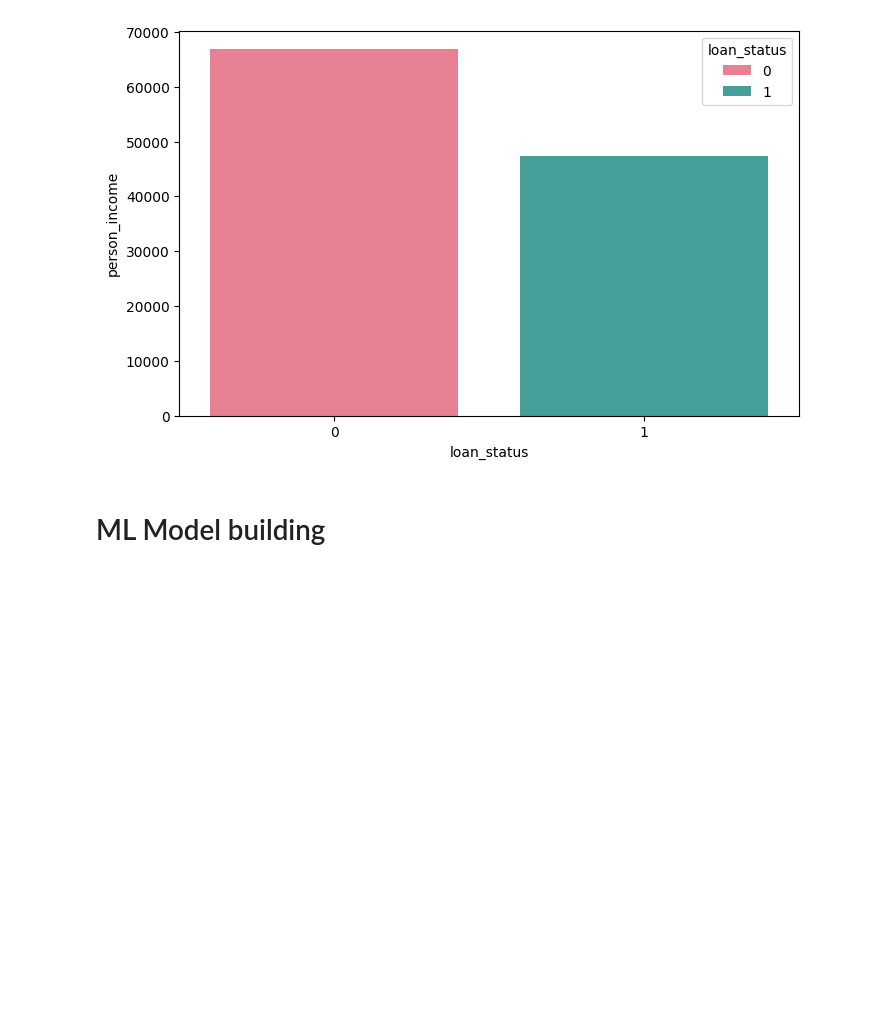
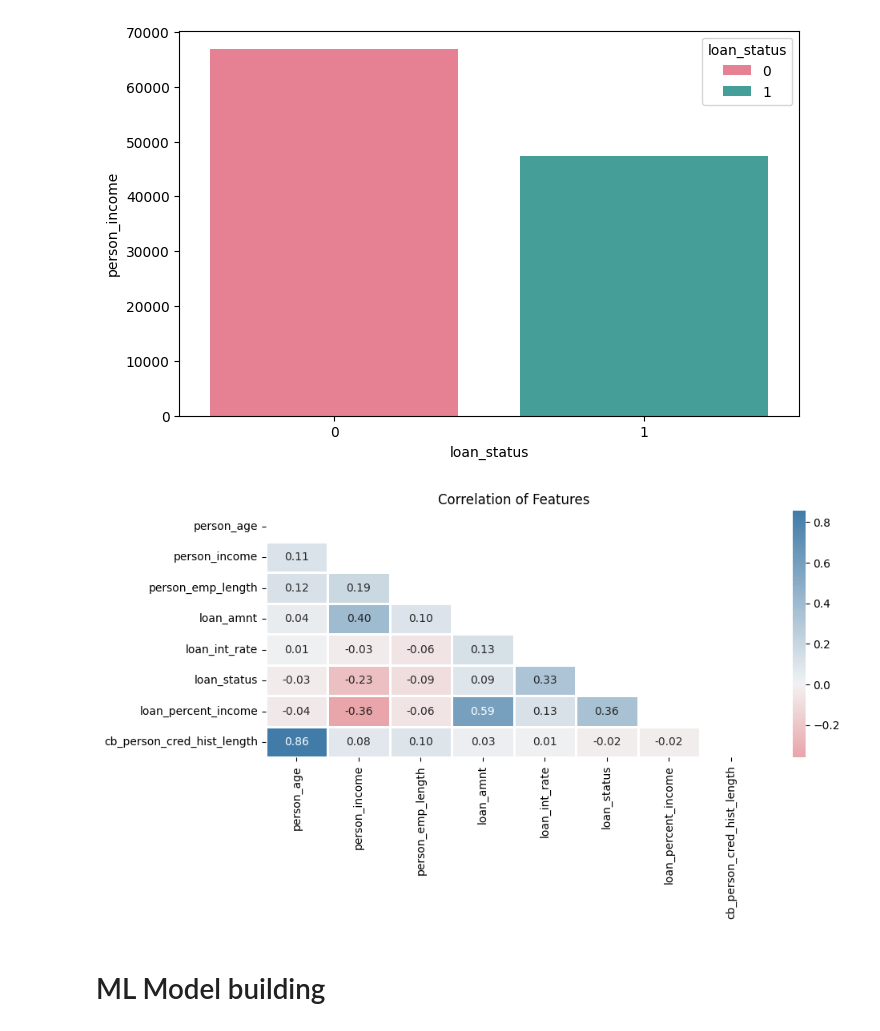
Before and after one commit to patel-mark/Credit-Risk-Assessment, a Jupyter notebook: Untitled.ipynb, the cells around one changed output. Saved outputs shown, nothing was run; the diff lists cells and outputs as text; code cells hidden in the pictures; blank space fills up the shorter version.

```diff
--- a/Untitled.ipynb
+++ b/Untitled.ipynb
@@ -264,5 +264,25 @@ plt.title('')
 plt.show()
 # %% [output]
 [figure]
+# %%
+plt.figure(figsize=(10,4))
+cmap=sns.diverging_palette(h_neg=10,
+                          h_pos=240,
+                          as_cmap=True)
+corr=df_filtered.corr(numeric_only=True)
+
+mask=np.triu(np.ones_like(corr,dtype=bool))
+
+sns.heatmap(df_filtered.corr(numeric_only=True),
+            mask=mask,
+           center=0,
+           cmap=cmap,
+           linewidths=1,
+           annot=True,
+           fmt=".2f")
+plt.title('Correlation of Features')
+plt.show()
+# %% [output]
+[figure, added]
 # %% [markdown]
 # ML Model building
```
Also changed, not shown: parts of 3 cells of this notebook, 1 other file.
